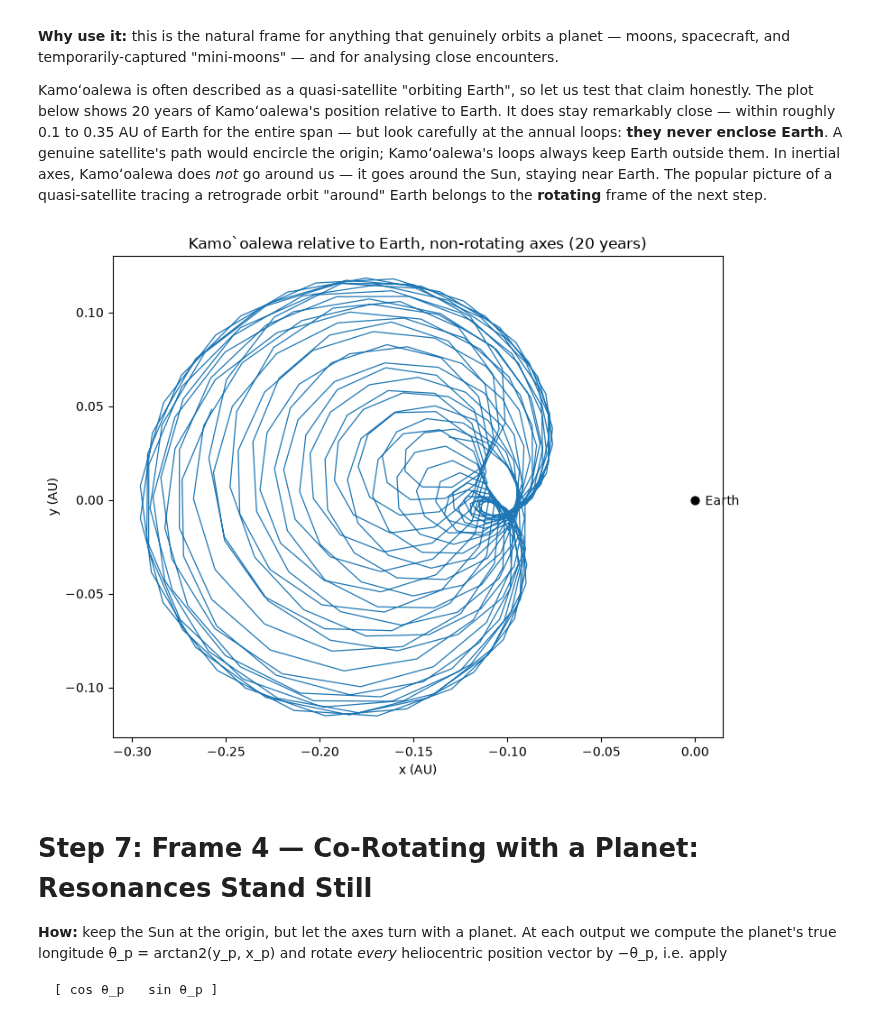
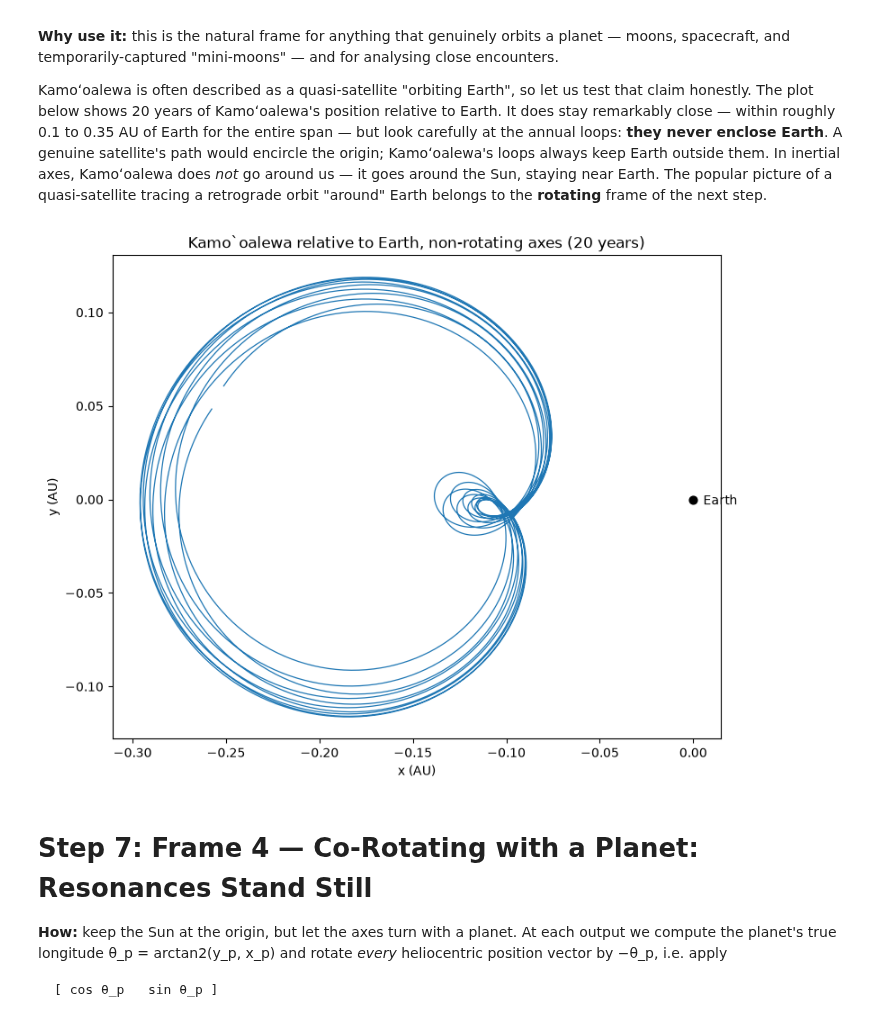
Before and after one commit to Smithsonian/mpc-public, a Jupyter notebook: docs-public/docs/tutorials/notebooks/mpc_tutorial_orbit_frames.ipynb, the cells around one changed output. Cells and saved outputs as stored; diff of their text form; code cells hidden in the pictures.

```diff
--- a/docs-public/docs/tutorials/notebooks/mpc_tutorial_orbit_frames.ipynb
+++ b/docs-public/docs/tutorials/notebooks/mpc_tutorial_orbit_frames.ipynb
@@ -175,8 +183,8 @@ sim.integrator = "ias15"
 sim.move_to_com()
 I_SUN, I_EARTH, I_JUP, I_AST0 = 0, 3, 6, len(planets)
 
-# Sample every 15 days for 800 years
-n_years, dt_out = 800, 15.0
+# Sample every 1.5 days for 800 years
+n_years, dt_out = 800, 1.5
 times = np.arange(0.0, n_years * 365.25, dt_out)
 times_yr = times / 365.25
 n_out = len(times)
@@ -320,20 +329,21 @@ plt.show()
 
 Kamoʻoalewa is often described as a quasi-satellite "orbiting Earth", so let us test that claim honestly. The plot below shows 20 years of Kamoʻoalewa's position relative to Earth. It does stay remarkably close — within roughly 0.1 to 0.35 AU of Earth for the entire span — but look carefully at the annual loops: **they never enclose Earth**. A genuine satellite's path would encircle the origin; Kamoʻoalewa's loops always keep Earth outside them. In inertial axes, Kamoʻoalewa does *not* go around us — it goes around the Sun, staying near Earth. The popular picture of a quasi-satellite tracing a retrograde orbit "around" Earth belongs to the **rotating** frame of the next step.
 # %%
-n20 = int(20 * 365.25 / dt_out)
+nYears = 10
+nSteps = int(nYears * 365.25 / dt_out)
 geo = bxy["kam"] - bxy["earth"]
 
 fig, ax = plt.subplots(figsize=(8, 8))
-ax.plot(geo[:n20, 0], geo[:n20, 1], color="#1f77b4", lw=0.9)
+ax.plot(geo[:nSteps, 0], geo[:nSteps, 1], color="#1f77b4", lw=0.9)
 ax.scatter([0], [0], s=40, color="black", zorder=5)
 ax.annotate("Earth", (0, 0), textcoords="offset points", xytext=(8, -4), fontsize=10)
 ax.set_aspect("equal")
 ax.set_xlabel("x (AU)"); ax.set_ylabel("y (AU)")
 ax.set_title("Kamo`oalewa relative to Earth, non-rotating axes (20 years)")
 fig.tight_layout()
 plt.show()
 # %% [output]
-[figure, old version]
+[figure, new version]
 # %% [markdown]
 # Step 7: Frame 4 — Co-Rotating with a Planet: Resonances Stand Still
 
```
Also changed, not shown: parts of 8 cells of this notebook.
